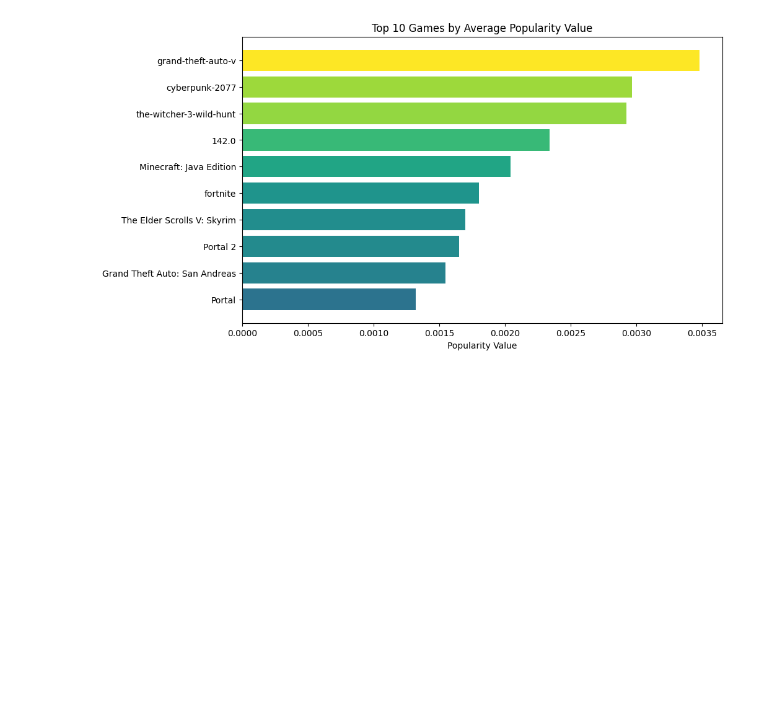
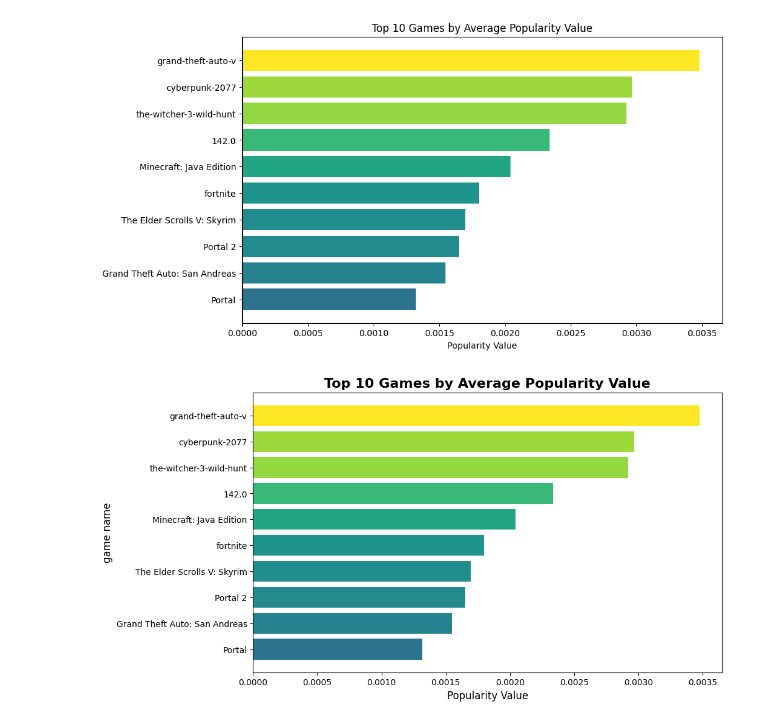
Before and after one commit to wprocise/Video-Game-Project, a Jupyter notebook: Game_Popularity.ipynb, the cells around one changed output. Drawn from its saved outputs; the diff is of its cells as text; code cells hidden in the pictures; blank space fills up the shorter version.

Commit message:
More visual updates!

```diff
--- a/Game_Popularity.ipynb
+++ b/Game_Popularity.ipynb
@@ -200,3 +179,18 @@ plt.xlabel("Popularity Value")
 plt.show()
 # %% [output]
 [figure]
+# %%
+# Bolded title, added yaxis 'name game', increased font size
+# What are the most popular games by popularity value?
+import matplotlib.pyplot as plt
+
+plt.figure(figsize=(10,6))
+colors = plt.cm.viridis(top_games_df["value"] / top_games_df["value"].max())
+plt.barh(top_games_df["game_name"], top_games_df["value"], color=colors)
+plt.gca().invert_yaxis()
+plt.title("Top 10 Games by Average Popularity Value", fontsize=16, fontweight="bold")
+plt.xlabel("Popularity Value", fontsize=12)
+plt.ylabel("game name", fontsize=12)
+plt.show()
+# %% [output]
+[figure, added]
```
Also changed, not shown: parts of 2 cells of this notebook.
